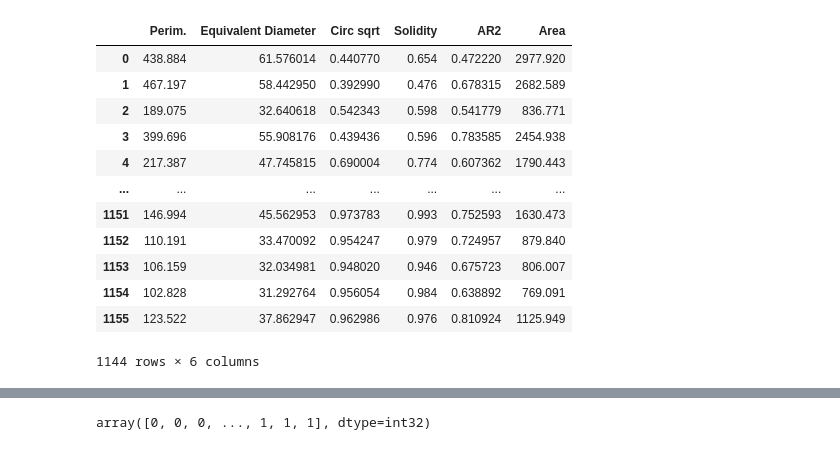
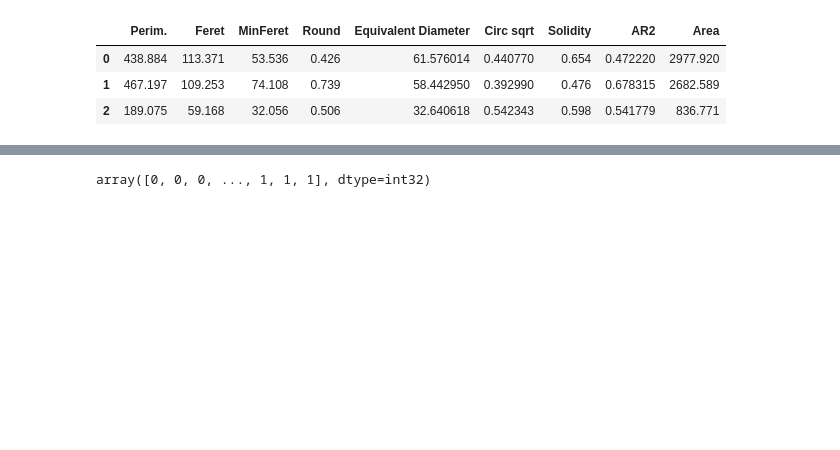
Before and after one commit to kozz84/particle_analysis, a Jupyter notebook: Size_distribution_100Hz_kmeans.ipynb, the cells around one changed output, grey strips where cells are left out. Saved outputs shown, nothing was run; the diff lists cells and outputs as text; code cells hidden in the pictures; blank space fills up the shorter version.

```diff
--- a/Size_distribution_100Hz_kmeans.ipynb
+++ b/Size_distribution_100Hz_kmeans.ipynb
@@ -16,24 +16,17 @@ df.head()
 | 2 | 170 | 210902_#4_100_30_1um_i002.tif:017... | 836.771 | 189.075 | 45.890 | 23.216 | 153.454 | 0.294 | 59.168 | 172.0 | 169.0 | ... |
 | 3 | 170 | 210902_#5_100_20_1um_i005.tif:052... | 2454.938 | 399.696 | 62.957 | 49.649 | 61.143 | 0.193 | 82.901 | 2395.0 | 539.0 | ... |
 | 4 | 171 | 210902_#4_100_30_1um_i002.tif:040... | 1790.443 | 217.387 | 65.386 | 34.865 | 143.540 | 0.476 | 71.934 | 201.0 | 396.0 | ... |
+# %%
+df['Nanocząstki'] = df['Group'].map({0:'Aglomeraty',1:"Cząstki kuliste"})
 # %%
 from sklearn.cluster import KMeans
 # %%
 kmeans = KMeans(n_clusters=2,random_state=666)
 # %%
-df_kcluster = df[['Perim.', 'Equivalent Diameter','Circ sqrt','Solidity', 'AR2' ,'Area']].copy()
-df_kcluster
+df_kcluster = df[['Perim.','Feret','MinFeret','Round', 'Equivalent Diameter','Circ sqrt','Solidity', 'AR2' ,'Area']].copy()
+df_kcluster.head(3)
 # %% [output]
-|  | Perim. | Equivalent Diameter | Circ sqrt | Solidity | AR2 | Area |
-| 0 | 438.884 | 61.576014 | 0.440770 | 0.654 | 0.472220 | 2977.920 |
-| 1 | 467.197 | 58.442950 | 0.392990 | 0.476 | 0.678315 | 2682.589 |
-| 2 | 189.075 | 32.640618 | 0.542343 | 0.598 | 0.541779 | 836.771 |
-| 3 | 399.696 | 55.908176 | 0.439436 | 0.596 | 0.783585 | 2454.938 |
-| 4 | 217.387 | 47.745815 | 0.690004 | 0.774 | 0.607362 | 1790.443 |
-| ... | ... | ... | ... | ... | ... | ... |
-| 1151 | 146.994 | 45.562953 | 0.973783 | 0.993 | 0.752593 | 1630.473 |
-| 1152 | 110.191 | 33.470092 | 0.954247 | 0.979 | 0.724957 | 879.840 |
-| 1153 | 106.159 | 32.034981 | 0.948020 | 0.946 | 0.675723 | 806.007 |
-| 1154 | 102.828 | 31.292764 | 0.956054 | 0.984 | 0.638892 | 769.091 |
-| 1155 | 123.522 | 37.862947 | 0.962986 | 0.976 | 0.810924 | 1125.949 |
+|  | Perim. | Feret | MinFeret | Round | Equivalent Diameter | Circ sqrt | Solidity | AR2 | Area |
+| 0 | 438.884 | 113.371 | 53.536 | 0.426 | 61.576014 | 0.440770 | 0.654 | 0.472220 | 2977.920 |
+| 1 | 467.197 | 109.253 | 74.108 | 0.739 | 58.442950 | 0.392990 | 0.476 | 0.678315 | 2682.589 |
+| 2 | 189.075 | 59.168 | 32.056 | 0.506 | 32.640618 | 0.542343 | 0.598 | 0.541779 | 836.771 |
-1144 rows × 6 columns
```
Also changed, not shown: parts of 23 cells of this notebook.
